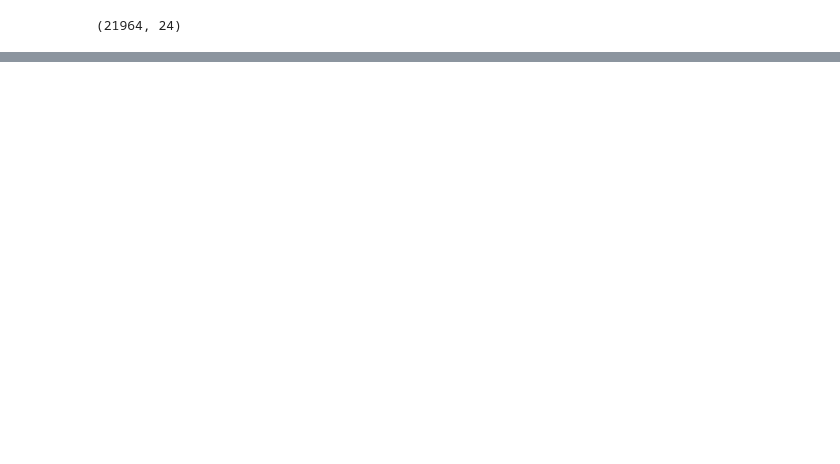
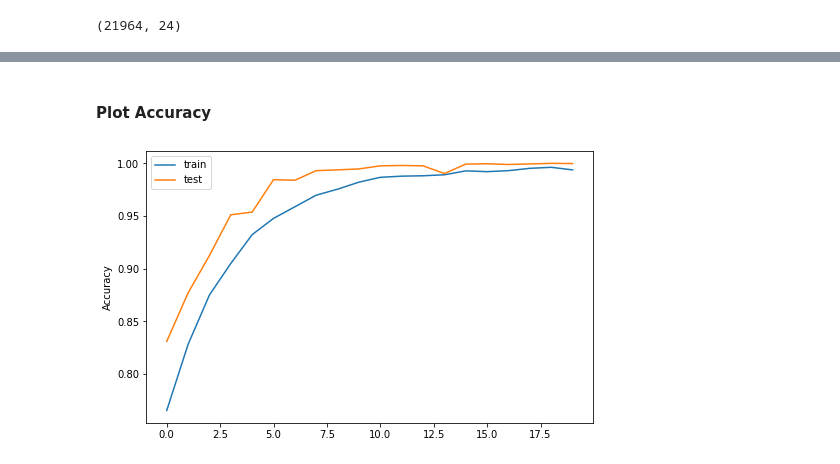
Before and after one commit to MohammadRaziei/Deep-Learning-Cource, a Jupyter notebook: HW03/Q7/HW03_Q7.ipynb, the cells around one changed output, grey strips where cells are left out. Drawn from its saved outputs; the diff is of its cells as text; code cells hidden in the pictures; blank space fills up the shorter version.

```diff
--- a/HW03/Q7/HW03_Q7.ipynb
+++ b/HW03/Q7/HW03_Q7.ipynb
@@ -177,0 +224,10 @@ y_subtrain_onehot.shape
+# %%
+model.compile(optimizer='adam', loss=CategoricalCrossentropy(), metrics=['accuracy'])
+# %%
+history = model.fit(X_subtrain,
+                    y_subtrain_onehot,
+                    epochs=20,
+                    verbose=2,
+                    validation_data=(X_valid, y_valid_onehot),
+                    batch_size=128
+                    )
@@ -177,0 +265,11 @@ y_subtrain_onehot.shape
+# %% [markdown]
+#### Plot Accuracy
+# %%
+plt.figure(figsize=(8,5))
+plt.plot(history.history['accuracy'], label='train')
+plt.plot(history.history['val_accuracy'], label='test')
+plt.ylabel('Accuracy')
+plt.legend()
+plt.show()
+# %% [output]
+[figure, added]
```
Also changed, not shown: parts of 12 cells of this notebook.
